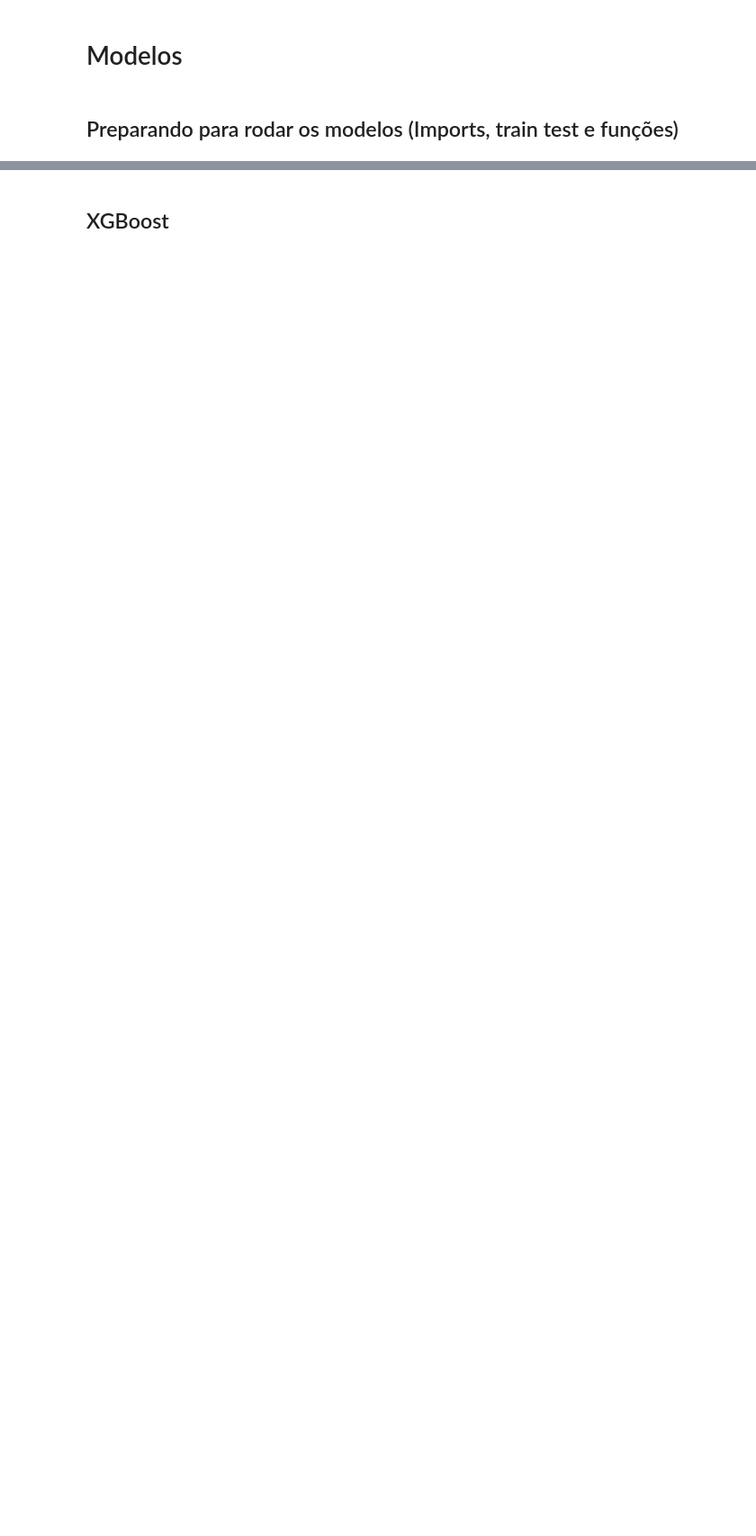
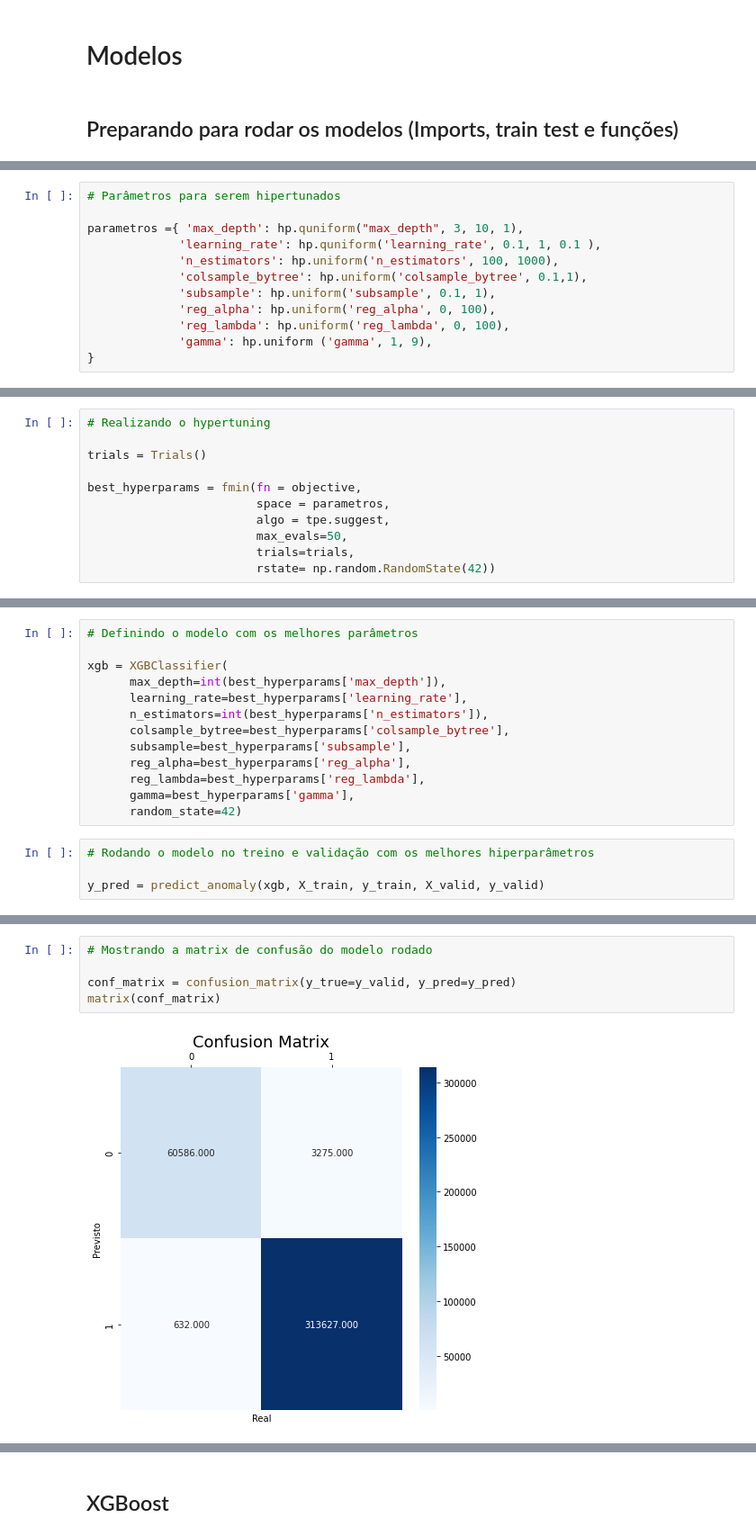
Before and after one commit to brfuji/ProjetoFinalTera, a Jupyter notebook: ProjetoTera.ipynb, the cells around one changed output, grey strips where cells are left out. Shown at 90% size. Cells and saved outputs as stored; diff of their text form; blank space fills up the shorter version.

```diff
--- a/ProjetoTera.ipynb
+++ b/ProjetoTera.ipynb
@@ -418,0 +388,12 @@ df_results
+# %%
+# Parâmetros para serem hipertunados
+
+parametros ={ 'max_depth': hp.quniform("max_depth", 3, 10, 1),
+             'learning_rate': hp.quniform('learning_rate', 0.1, 1, 0.1 ),
+             'n_estimators': hp.uniform('n_estimators', 100, 1000),
+             'colsample_bytree': hp.uniform('colsample_bytree', 0.1,1),
+             'subsample': hp.uniform('subsample', 0.1, 1),
+             'reg_alpha': hp.uniform('reg_alpha', 0, 100),
+             'reg_lambda': hp.uniform('reg_lambda', 0, 100),
+             'gamma': hp.uniform ('gamma', 1, 9),
+}
@@ -418,0 +421,11 @@ df_results
+# %%
+# Realizando o hypertuning
+
+trials = Trials()
+
+best_hyperparams = fmin(fn = objective,
+                        space = parametros,
+                        algo = tpe.suggest,
+                        max_evals=50,
+                        trials=trials,
+                        rstate= np.random.RandomState(42))
@@ -418,0 +456,17 @@ df_results
+# %%
+# Definindo o modelo com os melhores parâmetros
+
+xgb = XGBClassifier(
+      max_depth=int(best_hyperparams['max_depth']),
+      learning_rate=best_hyperparams['learning_rate'],
+      n_estimators=int(best_hyperparams['n_estimators']),
+      colsample_bytree=best_hyperparams['colsample_bytree'],
+      subsample=best_hyperparams['subsample'],
+      reg_alpha=best_hyperparams['reg_alpha'],
+      reg_lambda=best_hyperparams['reg_lambda'],
+      gamma=best_hyperparams['gamma'],
+      random_state=42)
+# %%
+# Rodando o modelo no treino e validação com os melhores hiperparâmetros
+
+y_pred = predict_anomaly(xgb, X_train, y_train, X_valid, y_valid)
@@ -418,0 +491,7 @@ df_results
+# %%
+# Mostrando a matrix de confusão do modelo rodado
+
+conf_matrix = confusion_matrix(y_true=y_valid, y_pred=y_pred)
+matrix(conf_matrix)
+# %% [output]
+[figure, added]
```
Also changed, not shown: parts of 148 cells of this notebook.
